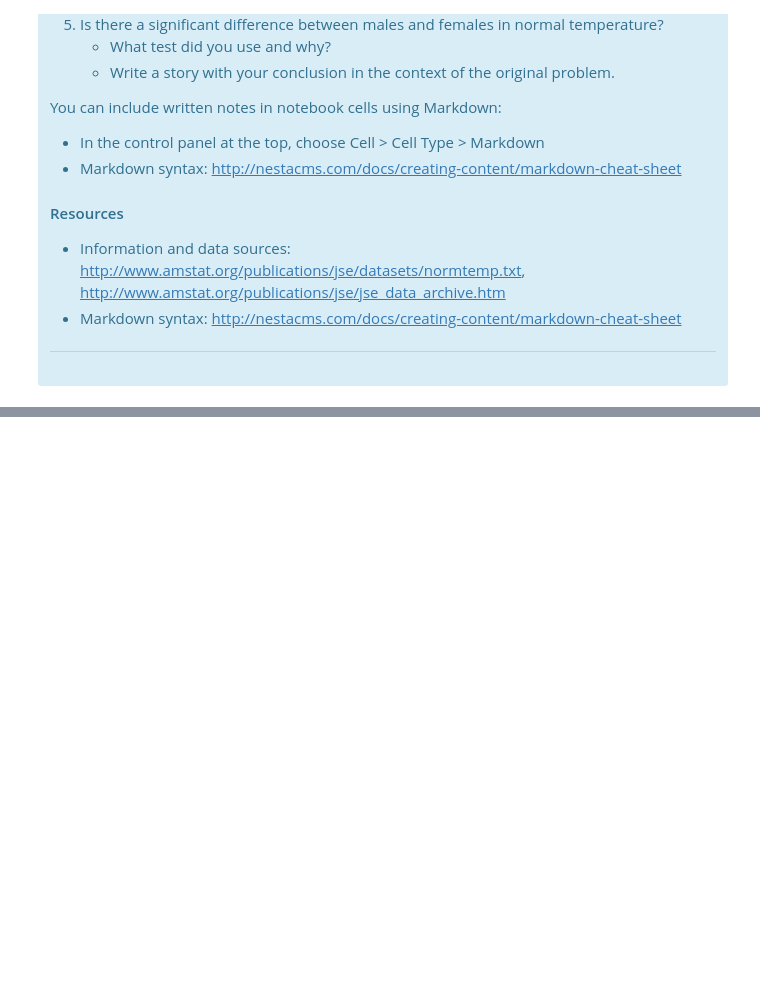
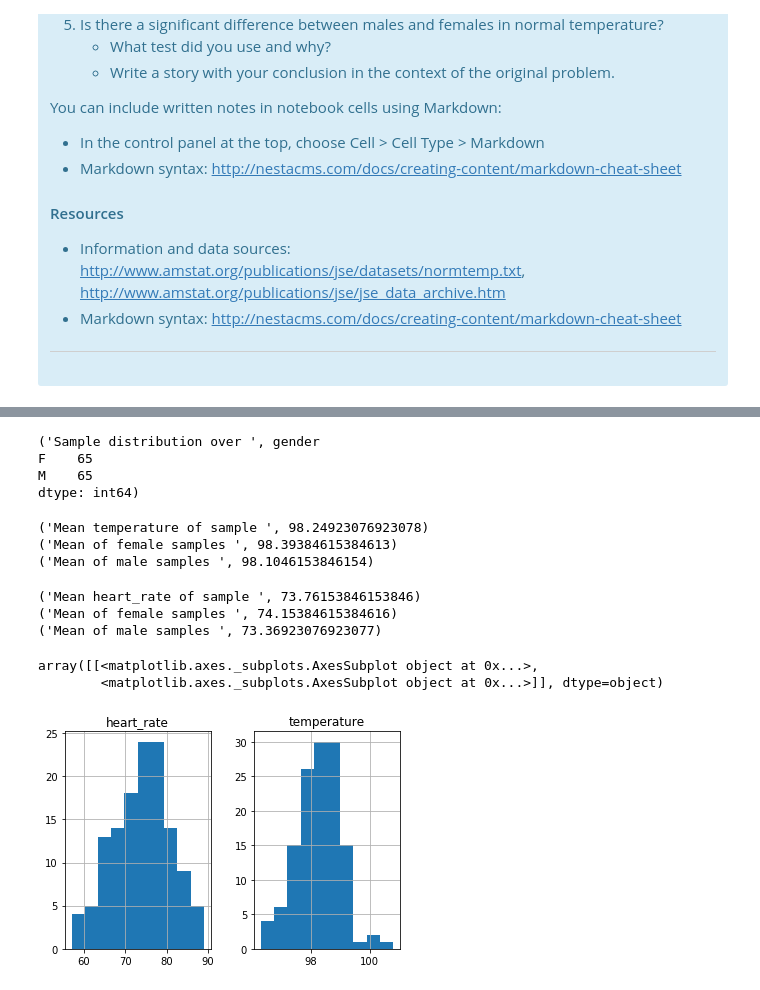
Before and after one commit to satishkvemula/springboard-datascience, a Jupyter notebook: ExploratoryDataAnalysis/human_temp/sliderule_dsi_inferential_statistics_exercise_1.ipynb, the cells around one changed output, grey strips where cells are left out. Saved outputs shown, nothing was run; the diff lists cells and outputs as text; code cells hidden in the pictures; blank space fills up the shorter version.

Commit message:
Some more temperature extractions

```diff
--- a/ExploratoryDataAnalysis/human_temp/sliderule_dsi_inferential_statistics_exercise_1.ipynb
+++ b/ExploratoryDataAnalysis/human_temp/sliderule_dsi_inferential_statistics_exercise_1.ipynb
@@ -53,5 +95,40 @@ You can include written notes in notebook cells using Markdown:
 import pandas as pd
 
 df = pd.read_csv('data/human_body_temperature.csv')
+df= df[['temperature','gender','heart_rate']]
+femaleData=df[df['gender']=='F'][['temperature','gender','heart_rate']]
+maleData=df[df['gender']=='M'][['temperature','gender','heart_rate']]
+
+# df
 # %%
 # Your work here.
+print('Sample distribution over ', df[['gender']].groupby(['gender']).size())
+# %% [output]
+('Sample distribution over ', gender
+F    65
+M    65
+dtype: int64)
+# %%
+print('Mean temperature of sample ', df['temperature'].mean())
+print('Mean of female samples ', femaleData['temperature'].mean())
+print('Mean of male samples ', maleData['temperature'].mean())
+# %% [output]
+('Mean temperature of sample ', 98.24923076923078)
+('Mean of female samples ', 98.39384615384613)
+('Mean of male samples ', 98.1046153846154)
+# %%
+print('Mean heart_rate of sample ', df['heart_rate'].mean())
+print('Mean of female samples ', femaleData['heart_rate'].mean())
+print('Mean of male samples ', maleData['heart_rate'].mean())
+# %% [output]
+('Mean heart_rate of sample ', 73.76153846153846)
+('Mean of female samples ', 74.15384615384616)
+('Mean of male samples ', 73.36923076923077)
+# %%
+%matplotlib inline
+import matplotlib.pyplot as plt
+df.hist()
+# %% [output]
+array([[<matplotlib.axes._subplots.AxesSubplot object at 0x...>,
+        <matplotlib.axes._subplots.AxesSubplot object at 0x...>]], dtype=object)
+[figure, added]
```
Also changed, not shown: parts of 3 cells of this notebook, 8 other files.
